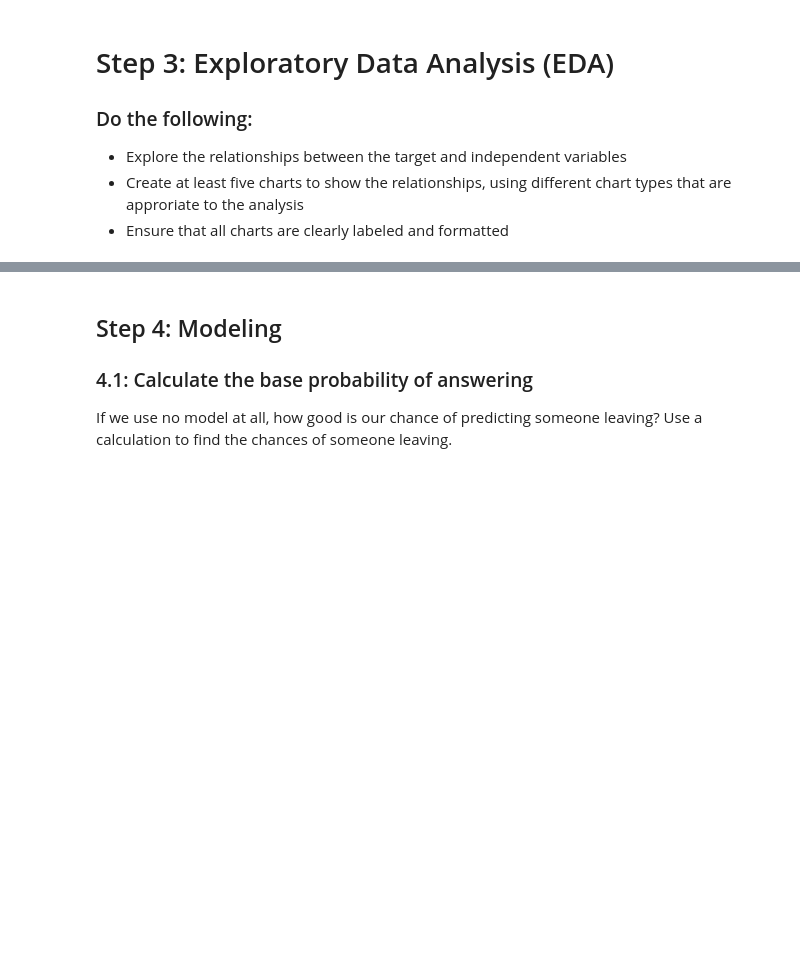
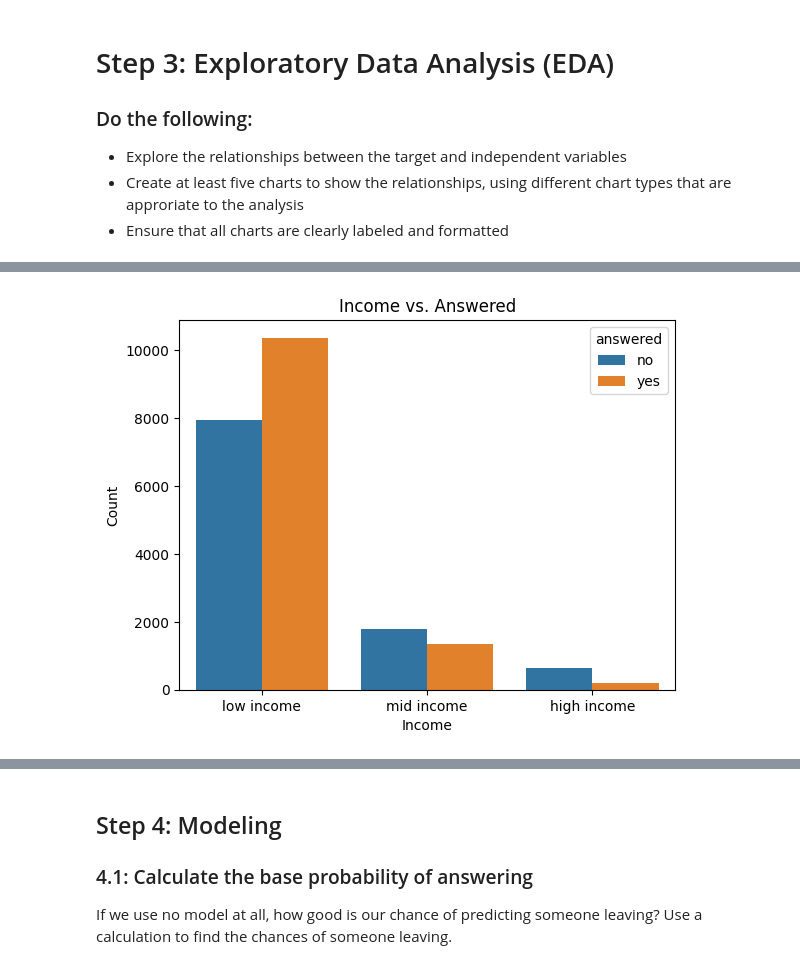
Before and after one commit to u1344368/IS4487, a Jupyter notebook: Assignments/assignment_10_classification.ipynb, the cells around one changed output, grey strips where cells are left out. Drawn from its saved outputs; the diff is of its cells as text; code cells hidden in the pictures; blank space fills up the shorter version.

```diff
--- a/Assignments/assignment_10_classification.ipynb
+++ b/Assignments/assignment_10_classification.ipynb
@@ -245,0 +262,9 @@ ValueError: List of boxplot statistics and `positions` values must have same the
+# %%
+# Chart 3 🔧
+sns.countplot(x = 'income_cat', hue = 'answered', data = df_clean)
+plt.title('Income vs. Answered')
+plt.xlabel('Income')
+plt.ylabel('Count')
+plt.show()
+# %% [output]
+[figure, added]
```
Also changed, not shown: parts of 21 cells of this notebook.
